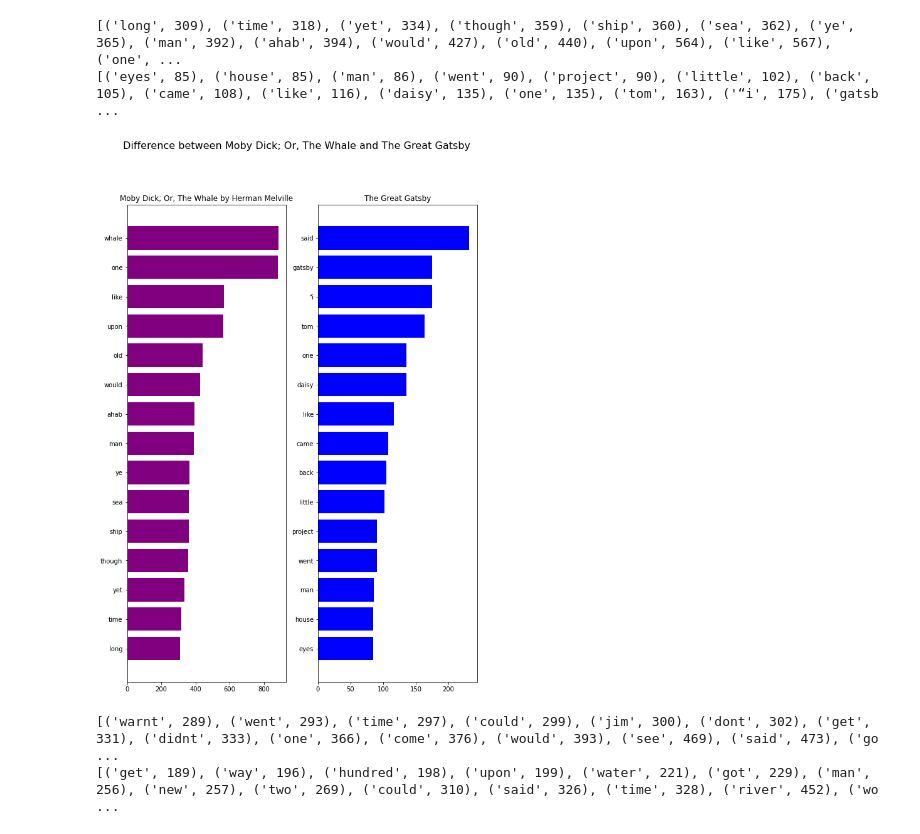
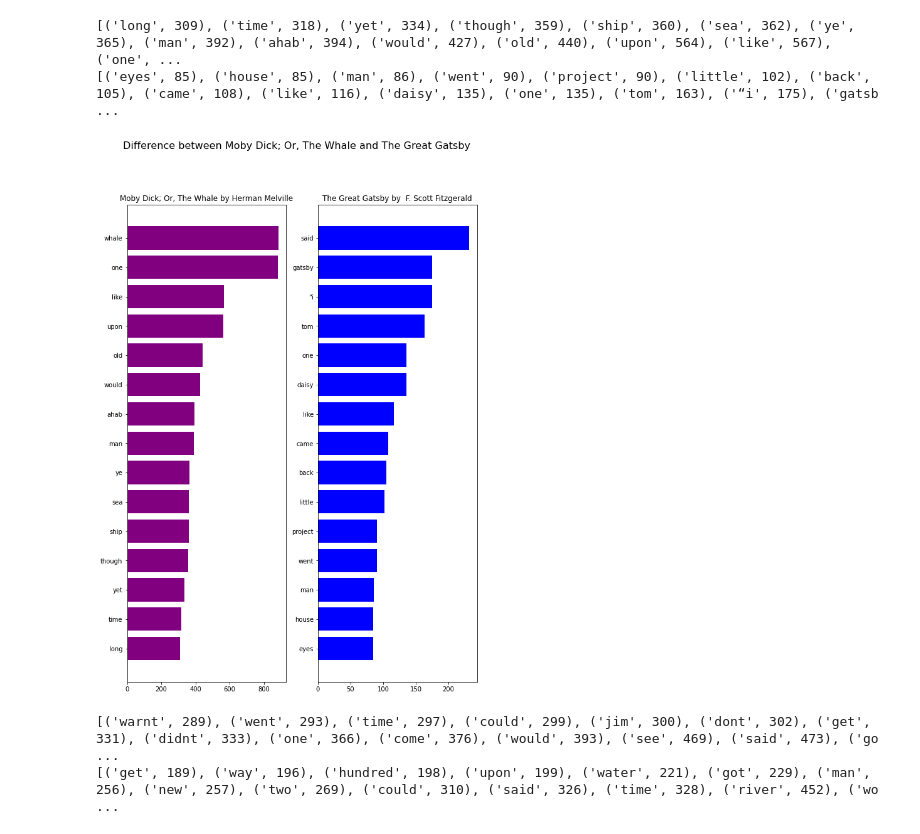
Before and after one commit to fdac22/MiniProject1, a Jupyter notebook: kmaclin1.ipynb, the cells around one changed output. Cells and saved outputs as stored; diff of their text form; code cells hidden in the pictures.

Commit message:
made changes to one of my plots, now I'm finished

```diff
--- a/kmaclin1.ipynb
+++ b/kmaclin1.ipynb
@@ -339,33 +339,33 @@ for x in wf_ew:
     nums = np.append(nums, number)
 
 # print(words)
 # print(nums)
 
 
 ax.set_title("Moby Dick; Or, The Whale by Herman Melville")
 ax.barh(words, nums, color = "purple")
 figure.set_size_inches(10, 10)
 
 figure = plt.gcf()
 words1 = np.array([])
 nums1 = np.array([])
 
 for y in wf_bw:
     word1 = str.replace(y[0], "'", "").replace("(", "")
     words1 = np.append(words1, word1)
 
     number1 = int(y[1])
     nums1 = np.append(nums1, number1)
 
 
-bx.set_title("The Great Gatsby")
+bx.set_title("The Great Gatsby by  F. Scott Fitzgerald")
 bx.barh(words1, nums1, color = "blue")
 
 figure.set_size_inches(10, 14)
 plt.suptitle('Difference between Moby Dick; Or, The Whale and The Great Gatsby', fontsize=16)
 plt.figure(1)
 
 plt.show()
 # %% [output]
-[figure, old version]
+[figure, new version]
 # %%
```
Also changed, not shown: parts of 3 cells of this notebook.
